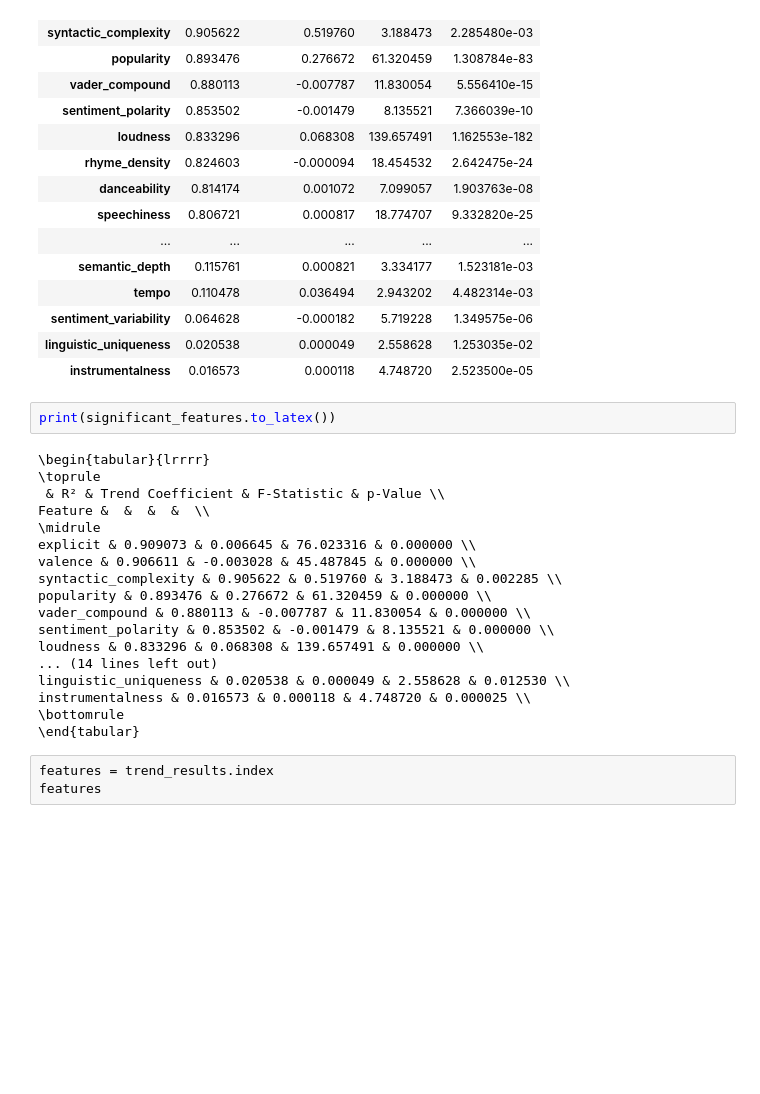
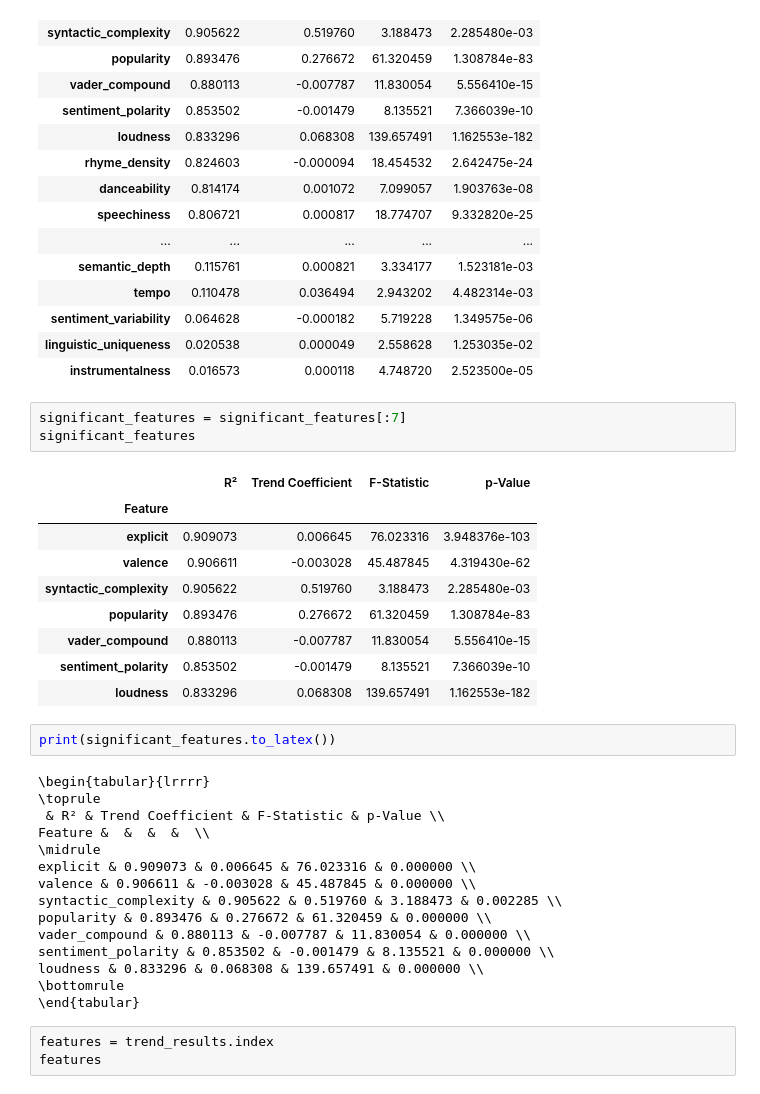
Before and after one commit to KrystianPielat/songs_analysis, a Jupyter notebook: temporal_trends.ipynb, the cells around one changed output. Drawn from its saved outputs; the diff is of its cells as text; blank space fills up the shorter version.

```diff
--- a/temporal_trends.ipynb
+++ b/temporal_trends.ipynb
@@ -185,6 +185,19 @@ Significant Features Across Decades (p < 0.05):
 | sentiment_variability | 0.064628 | -0.000182 | 5.719228 | 1.349575e-06 |
 | linguistic_uniqueness | 0.020538 | 0.000049 | 2.558628 | 1.253035e-02 |
 | instrumentalness | 0.016573 | 0.000118 | 4.748720 | 2.523500e-05 |
+# %%
+significant_features = significant_features[:7]
+significant_features
+# %% [output]
+|  | R² | Trend Coefficient | F-Statistic | p-Value |
+| Feature |  |  |  |  |
+| explicit | 0.909073 | 0.006645 | 76.023316 | 3.948376e-103 |
+| valence | 0.906611 | -0.003028 | 45.487845 | 4.319430e-62 |
+| syntactic_complexity | 0.905622 | 0.519760 | 3.188473 | 2.285480e-03 |
+| popularity | 0.893476 | 0.276672 | 61.320459 | 1.308784e-83 |
+| vader_compound | 0.880113 | -0.007787 | 11.830054 | 5.556410e-15 |
+| sentiment_polarity | 0.853502 | -0.001479 | 8.135521 | 7.366039e-10 |
+| loudness | 0.833296 | 0.068308 | 139.657491 | 1.162553e-182 |
 # %%
 print(significant_features.to_latex())
 # %% [output]
@@ -200,9 +213,6 @@ popularity & 0.893476 & 0.276672 & 61.320459 & 0.000000 \\
 vader_compound & 0.880113 & -0.007787 & 11.830054 & 0.000000 \\
 sentiment_polarity & 0.853502 & -0.001479 & 8.135521 & 0.000000 \\
 loudness & 0.833296 & 0.068308 & 139.657491 & 0.000000 \\
-... (14 lines left out)
-linguistic_uniqueness & 0.020538 & 0.000049 & 2.558628 & 0.012530 \\
-instrumentalness & 0.016573 & 0.000118 & 4.748720 & 0.000025 \\
 \bottomrule
 \end{tabular}
 # %%
```
Also changed, not shown: parts of 2 cells of this notebook, 4 other files.
